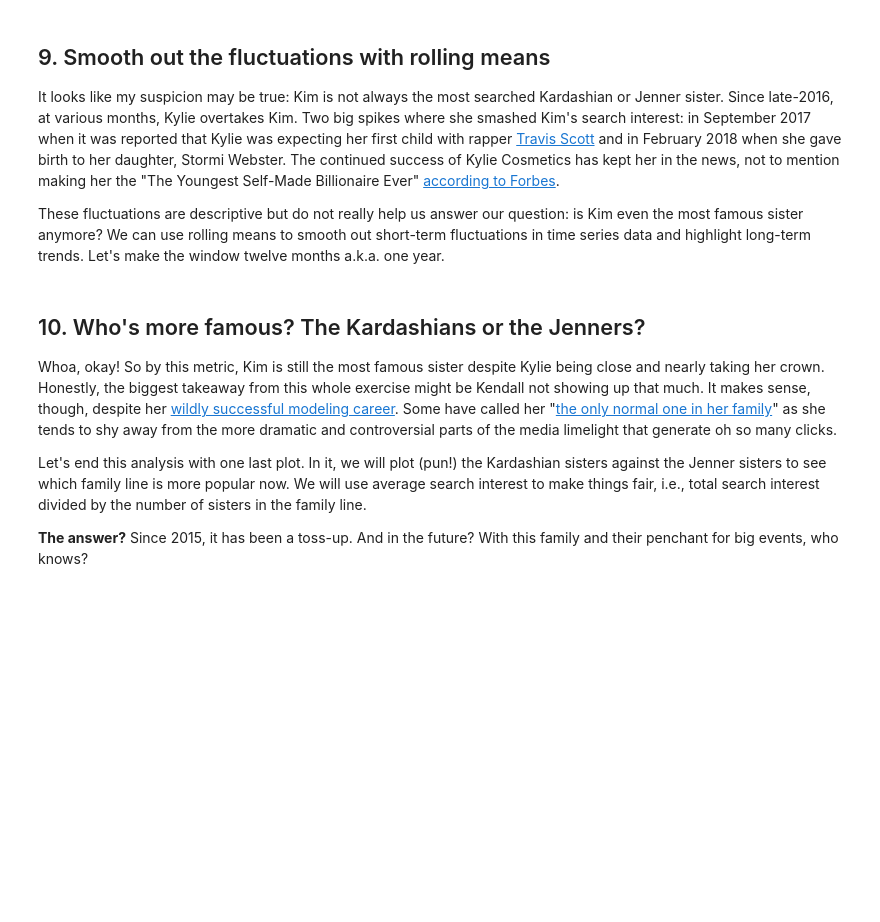
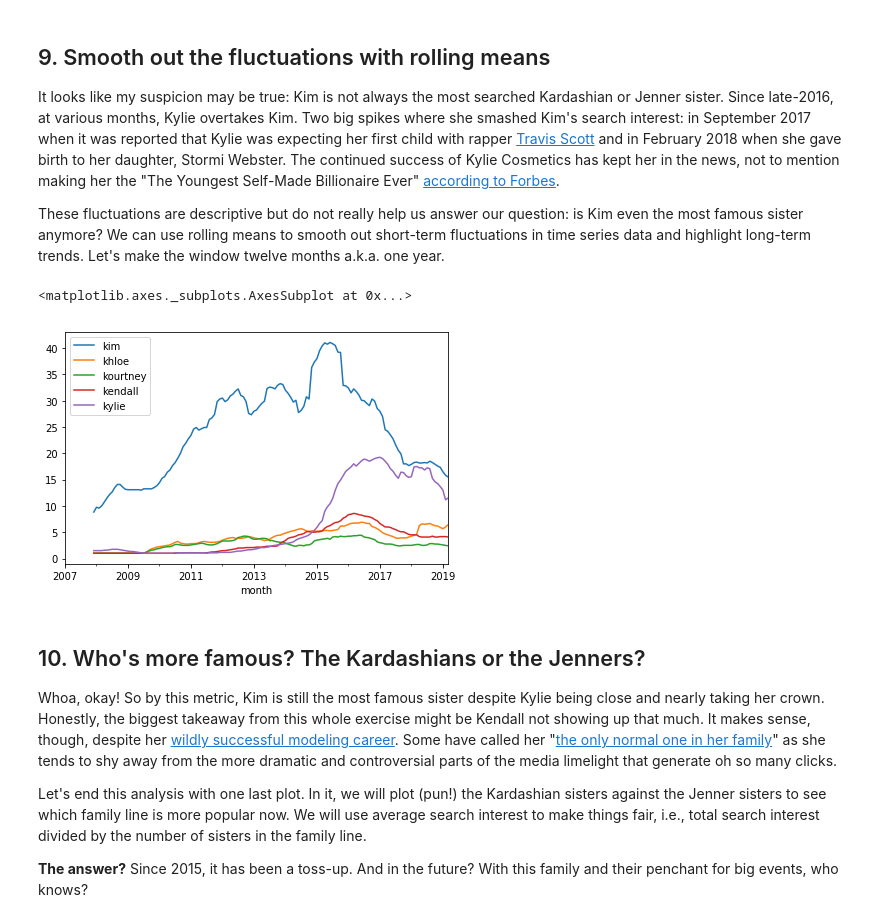
Before and after one commit to DHeasmanGDS/DataCamp-Projects, a Jupyter notebook: Up and Down with the Kardashians.ipynb, the cells around one changed output. Cells and saved outputs as stored; diff of their text form; code cells hidden in the pictures; blank space fills up the shorter version.

```diff
--- a/Up and Down with the Kardashians.ipynb
+++ b/Up and Down with the Kardashians.ipynb
@@ -120,7 +175,10 @@ print(trends.head())
 <p>These fluctuations are descriptive but do not really help us answer our question: is Kim even the most famous sister anymore? We can use rolling means to smooth out short-term fluctuations in time series data and highlight long-term trends. Let's make the window twelve months a.k.a. one year.</p>
 # %%
 # Smooth the data with rolling means
-#trends.rolling(window=12).mean().plot()
+trends.rolling(window=12).mean().plot()
+# %% [output]
+<matplotlib.axes._subplots.AxesSubplot at 0x...>
+[figure, added]
 # %% [markdown]
 ## 10. Who's more famous? The Kardashians or the Jenners?
 <p>Whoa, okay! So by this metric, Kim is still the most famous sister despite Kylie being close and nearly taking her crown. Honestly, the biggest takeaway from this whole exercise might be Kendall not showing up that much. It makes sense, though, despite her <a href="http://time.com/money/5033357/kendall-jenner-makes-more-than-gisele-bundchen/">wildly successful modeling career</a>. Some have called her "<a href="https://www.nickiswift.com/5681/kendall-jenner-normal-one-family/">the only normal one in her family</a>" as she tends to shy away from the more dramatic and controversial parts of the media limelight that generate oh so many clicks.</p>
```
Also changed, not shown: parts of 9 cells of this notebook.
